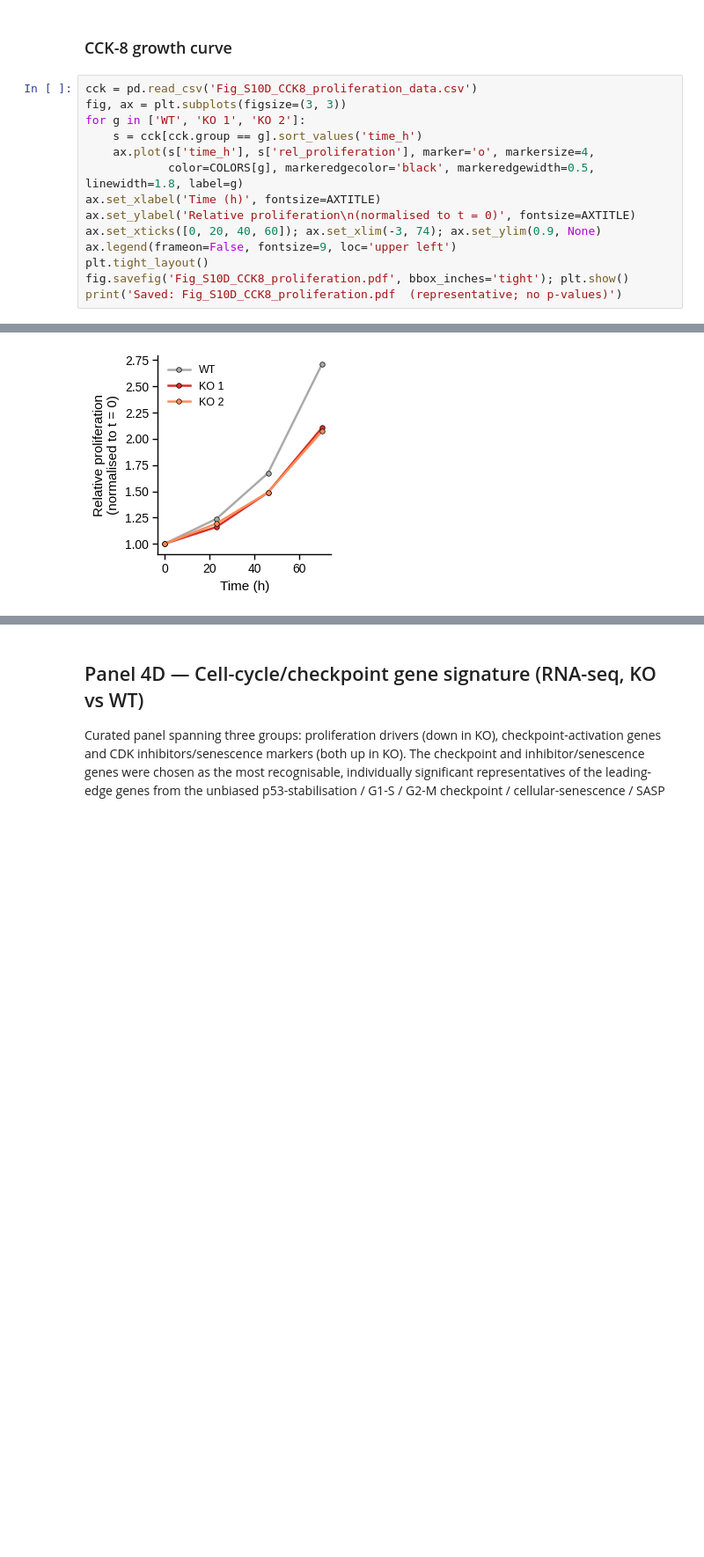
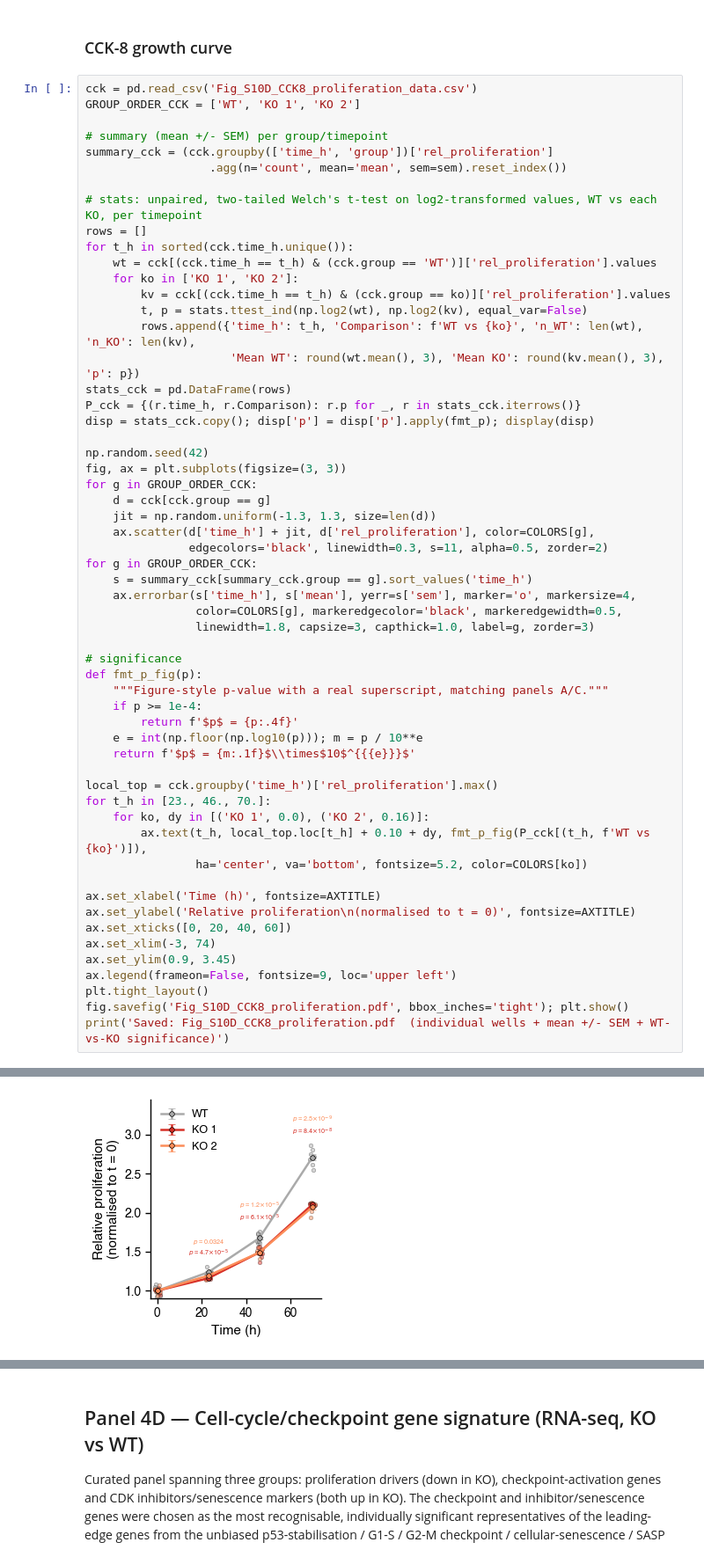
Before and after one commit to CebolaLab/SLC38A4_data_analysis, a Jupyter notebook: Fig4_KO_RNAseq_dedifferentiation.ipynb, the cells around one changed output, grey strips where cells are left out. Shown at 88% size. Cells and saved outputs as stored; diff of their text form; blank space fills up the shorter version.

```diff
--- a/Fig4_KO_RNAseq_dedifferentiation.ipynb
+++ b/Fig4_KO_RNAseq_dedifferentiation.ipynb
@@ -358,16 +371,59 @@ Senescence-associated secretory phenotype p53_senescence  1.776784 0.016855
 ### CCK-8 growth curve
 # %%
 cck = pd.read_csv('Fig_S10D_CCK8_proliferation_data.csv')
+GROUP_ORDER_CCK = ['WT', 'KO 1', 'KO 2']
+
+# summary (mean +/- SEM) per group/timepoint
+summary_cck = (cck.groupby(['time_h', 'group'])['rel_proliferation']
+                  .agg(n='count', mean='mean', sem=sem).reset_index())
+
+# stats: unpaired, two-tailed Welch's t-test on log2-transformed values, WT vs each KO, per timepoint
+rows = []
+for t_h in sorted(cck.time_h.unique()):
+    wt = cck[(cck.time_h == t_h) & (cck.group == 'WT')]['rel_proliferation'].values
+    for ko in ['KO 1', 'KO 2']:
+        kv = cck[(cck.time_h == t_h) & (cck.group == ko)]['rel_proliferation'].values
+        t, p = stats.ttest_ind(np.log2(wt), np.log2(kv), equal_var=False)
+        rows.append({'time_h': t_h, 'Comparison': f'WT vs {ko}', 'n_WT': len(wt), 'n_KO': len(kv),
+                     'Mean WT': round(wt.mean(), 3), 'Mean KO': round(kv.mean(), 3), 'p': p})
+stats_cck = pd.DataFrame(rows)
+P_cck = {(r.time_h, r.Comparison): r.p for _, r in stats_cck.iterrows()}
+disp = stats_cck.copy(); disp['p'] = disp['p'].apply(fmt_p); display(disp)
+
+np.random.seed(42)
 fig, ax = plt.subplots(figsize=(3, 3))
-for g in ['WT', 'KO 1', 'KO 2']:
-    s = cck[cck.group == g].sort_values('time_h')
-    ax.plot(s['time_h'], s['rel_proliferation'], marker='o', markersize=4,
-            color=COLORS[g], markeredgecolor='black', markeredgewidth=0.5, linewidth=1.8, label=g)
+for g in GROUP_ORDER_CCK:
+    d = cck[cck.group == g]
+    jit = np.random.uniform(-1.3, 1.3, size=len(d))
+    ax.scatter(d['time_h'] + jit, d['rel_proliferation'], color=COLORS[g],
+               edgecolors='black', linewidth=0.3, s=11, alpha=0.5, zorder=2)
+for g in GROUP_ORDER_CCK:
+    s = summary_cck[summary_cck.group == g].sort_values('time_h')
+    ax.errorbar(s['time_h'], s['mean'], yerr=s['sem'], marker='o', markersize=4,
+                color=COLORS[g], markeredgecolor='black', markeredgewidth=0.5,
+                linewidth=1.8, capsize=3, capthick=1.0, label=g, zorder=3)
+
+# significance
+def fmt_p_fig(p):
+    """Figure-style p-value with a real superscript, matching panels A/C."""
+    if p >= 1e-4:
+        return f'$p$ = {p:.4f}'
+    e = int(np.floor(np.log10(p))); m = p / 10**e
+    return f'$p$ = {m:.1f}$\\times$10$^{{{e}}}$'
+
+local_top = cck.groupby('time_h')['rel_proliferation'].max()
+for t_h in [23., 46., 70.]:
+    for ko, dy in [('KO 1', 0.0), ('KO 2', 0.16)]:
+        ax.text(t_h, local_top.loc[t_h] + 0.10 + dy, fmt_p_fig(P_cck[(t_h, f'WT vs {ko}')]),
+                ha='center', va='bottom', fontsize=5.2, color=COLORS[ko])
+
 ax.set_xlabel('Time (h)', fontsize=AXTITLE)
 ax.set_ylabel('Relative proliferation\n(normalised to t = 0)', fontsize=AXTITLE)
-ax.set_xticks([0, 20, 40, 60]); ax.set_xlim(-3, 74); ax.set_ylim(0.9, None)
+ax.set_xticks([0, 20, 40, 60])
+ax.set_xlim(-3, 74)
+ax.set_ylim(0.9, 3.45)
 ax.legend(frameon=False, fontsize=9, loc='upper left')
 plt.tight_layout()
 fig.savefig('Fig_S10D_CCK8_proliferation.pdf', bbox_inches='tight'); plt.show()
-print('Saved: Fig_S10D_CCK8_proliferation.pdf  (representative; no p-values)')
+print('Saved: Fig_S10D_CCK8_proliferation.pdf  (individual wells + mean +/- SEM + WT-vs-KO significance)')
 # %% [output]
@@ -374 +441 @@ print('Saved: Fig_S10D_CCK8_proliferation.pdf  (representative; no p-values)')
-[figure, old version]
+[figure, new version]
```
Also changed, not shown: parts of 8 cells of this notebook, 28 other files.
